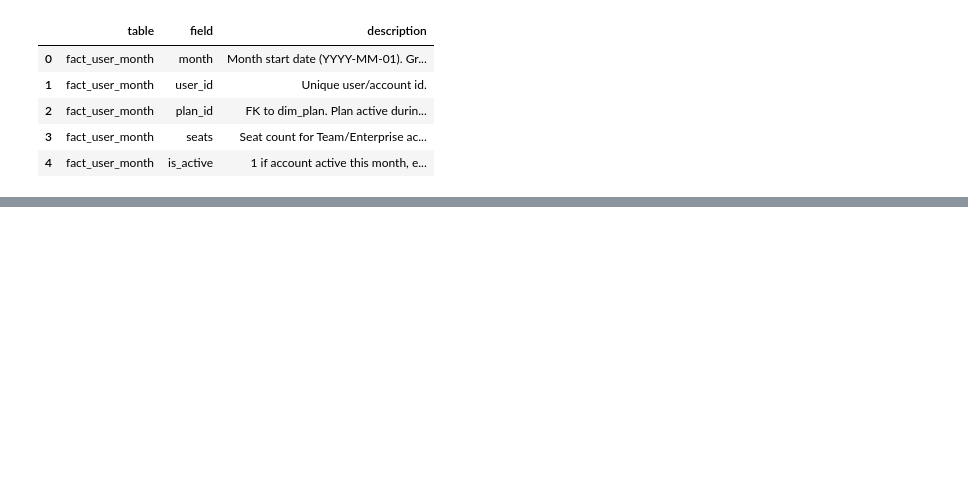
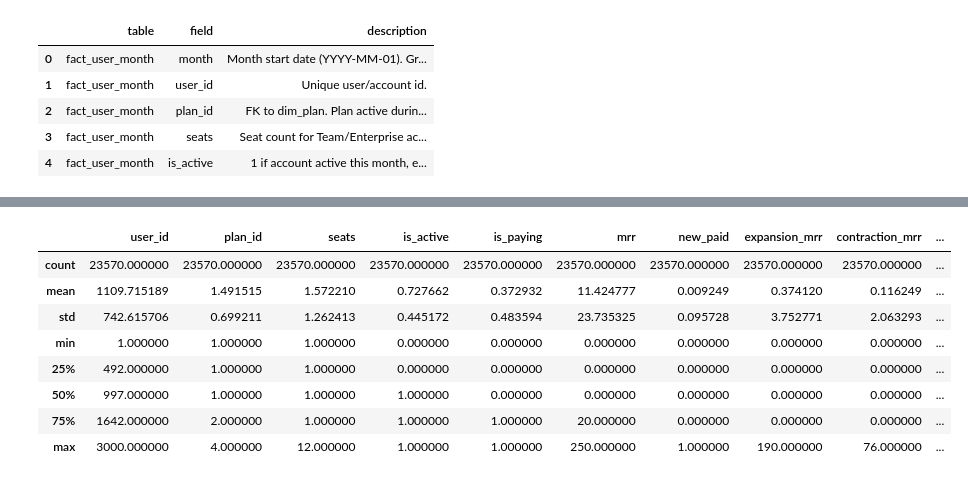
Before and after one commit to lawwrites/revenue_durability, a Jupyter notebook: case_study.ipynb, the cells around one changed output, grey strips where cells are left out. Saved outputs shown, nothing was run; the diff lists cells and outputs as text; code cells hidden in the pictures; blank space fills up the shorter version.

```diff
--- a/case_study.ipynb
+++ b/case_study.ipynb
@@ -27,0 +69,3 @@ data_dict.head(5)
+# %%
+# merge the dim_user table
+df = pd.merge(ft, dim_user, how="left", on="user_id")
@@ -27,0 +92,2 @@ data_dict.head(5)
+# %%
+df = pd.merge(df, dim_plan, how ="left", on="plan_id")
@@ -27,0 +114,12 @@ data_dict.head(5)
+# %%
+df.describe()
+# %% [output]
+|  | user_id | plan_id | seats | is_active | is_paying | mrr | new_paid | expansion_mrr | contraction_mrr | ... |
+| count | 23570.000000 | 23570.000000 | 23570.000000 | 23570.000000 | 23570.000000 | 23570.000000 | 23570.000000 | 23570.000000 | 23570.000000 | ... |
+| mean | 1109.715189 | 1.491515 | 1.572210 | 0.727662 | 0.372932 | 11.424777 | 0.009249 | 0.374120 | 0.116249 | ... |
+| std | 742.615706 | 0.699211 | 1.262413 | 0.445172 | 0.483594 | 23.735325 | 0.095728 | 3.752771 | 2.063293 | ... |
+| min | 1.000000 | 1.000000 | 1.000000 | 0.000000 | 0.000000 | 0.000000 | 0.000000 | 0.000000 | 0.000000 | ... |
+| 25% | 492.000000 | 1.000000 | 1.000000 | 0.000000 | 0.000000 | 0.000000 | 0.000000 | 0.000000 | 0.000000 | ... |
+| 50% | 997.000000 | 1.000000 | 1.000000 | 1.000000 | 0.000000 | 0.000000 | 0.000000 | 0.000000 | 0.000000 | ... |
+| 75% | 1642.000000 | 2.000000 | 1.000000 | 1.000000 | 1.000000 | 20.000000 | 0.000000 | 0.000000 | 0.000000 | ... |
+| max | 3000.000000 | 4.000000 | 12.000000 | 1.000000 | 1.000000 | 250.000000 | 1.000000 | 190.000000 | 76.000000 | ... |
```
Also changed, not shown: parts of 25 cells of this notebook, 5 other files.
